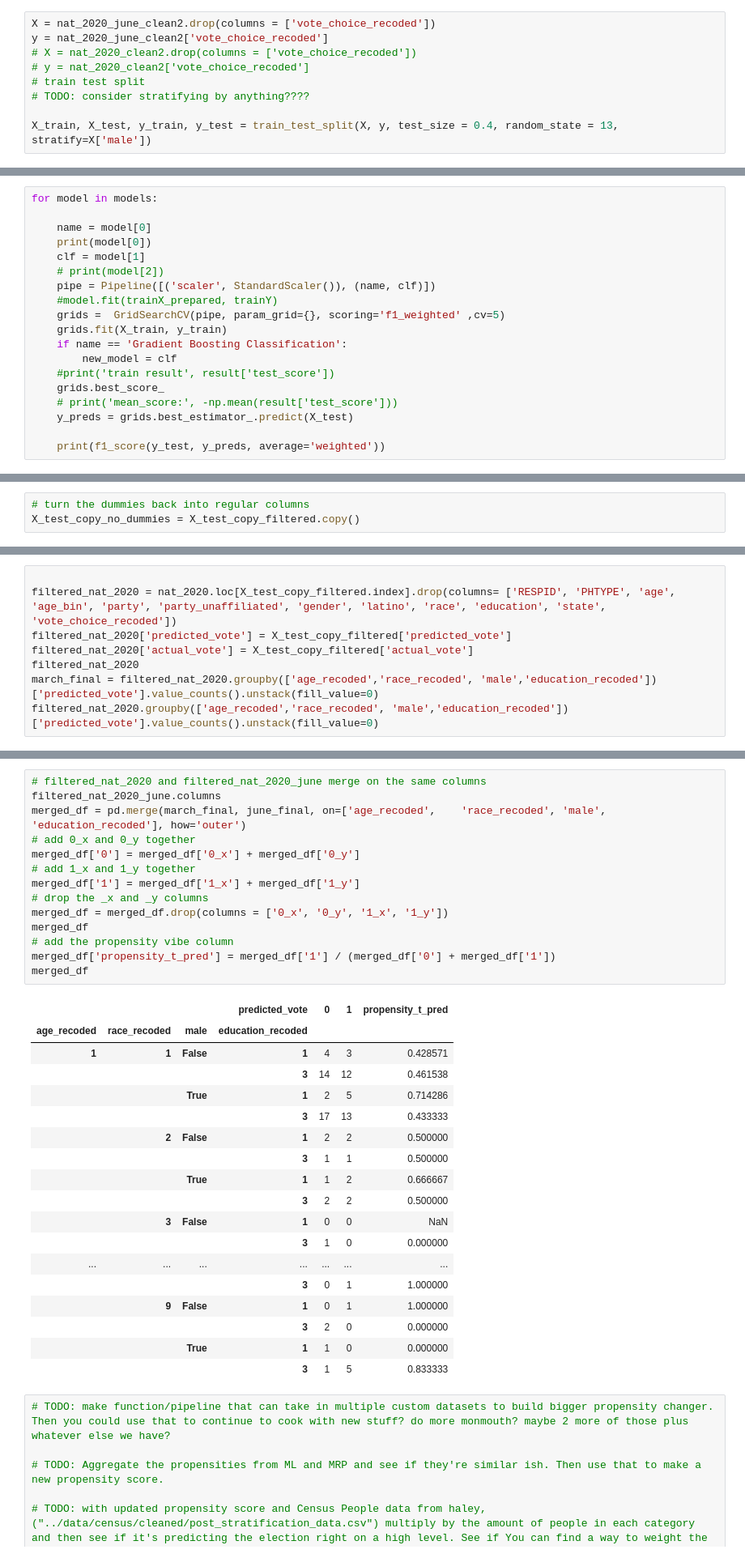
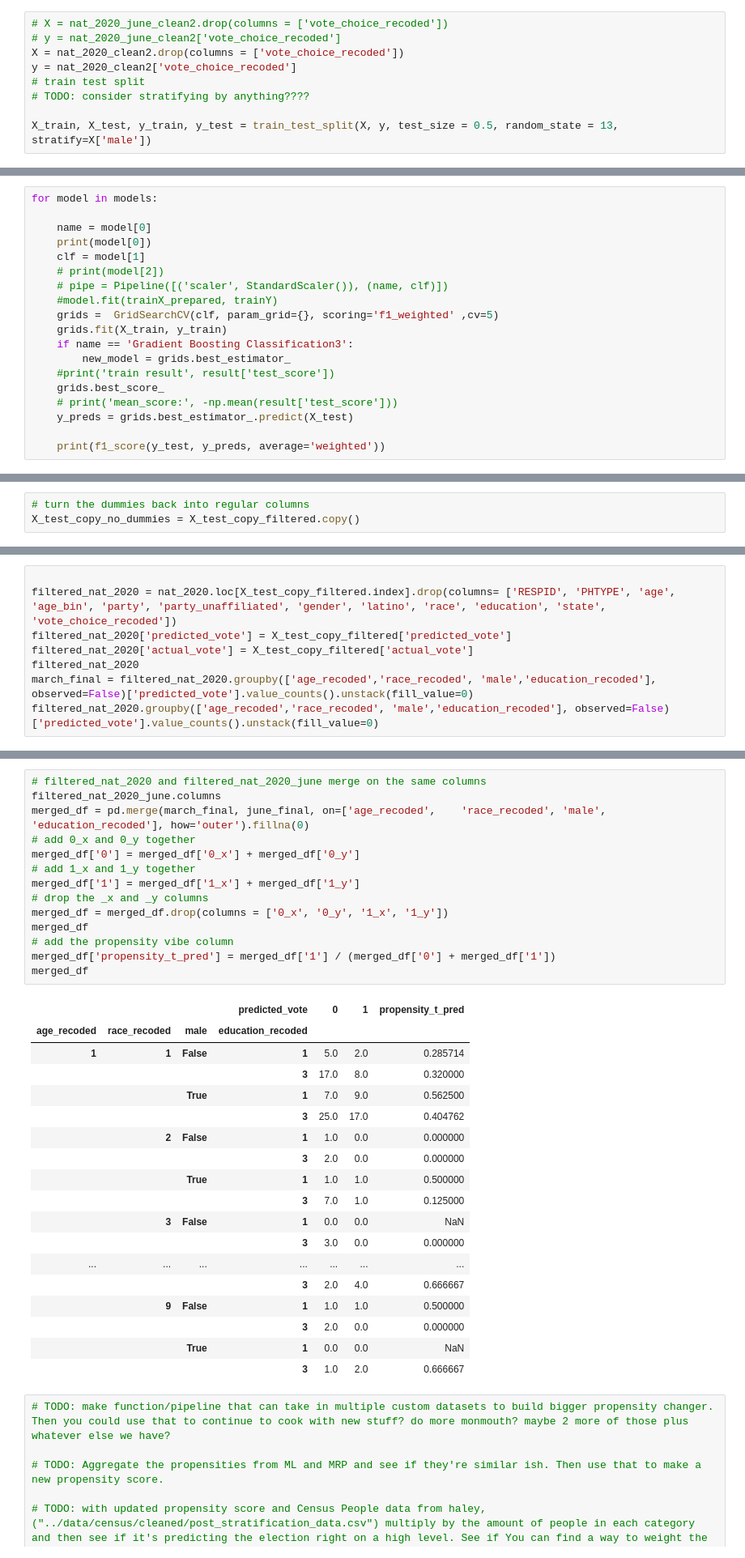
Before and after one commit to pmench/mrp-team, a Jupyter notebook: src/bella_ML.ipynb, the cells around one changed output, grey strips where cells are left out. Shown at 81% size. Drawn from its saved outputs; the diff is of its cells as text.

```diff
--- a/src/bella_ML.ipynb
+++ b/src/bella_ML.ipynb
@@ -830,14 +821,14 @@ nat_2020_june_clean2
 | 866 | False | True | False | True | True | 0 | False | ... |
 694 rows × 42 columns
 # %%
-X = nat_2020_june_clean2.drop(columns = ['vote_choice_recoded'])
-y = nat_2020_june_clean2['vote_choice_recoded']
-# X = nat_2020_clean2.drop(columns = ['vote_choice_recoded'])
-# y = nat_2020_clean2['vote_choice_recoded']
+# X = nat_2020_june_clean2.drop(columns = ['vote_choice_recoded'])
+# y = nat_2020_june_clean2['vote_choice_recoded']
+X = nat_2020_clean2.drop(columns = ['vote_choice_recoded'])
+y = nat_2020_clean2['vote_choice_recoded']
 # train test split
 # TODO: consider stratifying by anything????
 
-X_train, X_test, y_train, y_test = train_test_split(X, y, test_size = 0.4, random_state = 13, stratify=X['male'])
+X_train, X_test, y_train, y_test = train_test_split(X, y, test_size = 0.5, random_state = 13, stratify=X['male'])
 # %%
 y_test.value_counts()
 # %% [output]
@@ -929,12 +920,12 @@ for model in models:
     print(model[0])
     clf = model[1]
     # print(model[2])
-    pipe = Pipeline([('scaler', StandardScaler()), (name, clf)])
+    # pipe = Pipeline([('scaler', StandardScaler()), (name, clf)])
     #model.fit(trainX_prepared, trainY)
-    grids =  GridSearchCV(pipe, param_grid={}, scoring='f1_weighted' ,cv=5)
+    grids =  GridSearchCV(clf, param_grid={}, scoring='f1_weighted' ,cv=5)
     grids.fit(X_train, y_train)
-    if name == 'Gradient Boosting Classification':
-        new_model = clf
+    if name == 'Gradient Boosting Classification3':
+        new_model = grids.best_estimator_
     #print('train result', result['test_score'])
     grids.best_score_
     # print('mean_score:', -np.mean(result['test_score']))
@@ -1145,8 +1157,8 @@ filtered_nat_2020 = nat_2020.loc[X_test_copy_filtered.index].drop(columns= ['RES
 filtered_nat_2020['predicted_vote'] = X_test_copy_filtered['predicted_vote']
 filtered_nat_2020['actual_vote'] = X_test_copy_filtered['actual_vote']
 filtered_nat_2020
-march_final = filtered_nat_2020.groupby(['age_recoded','race_recoded', 'male','education_recoded'])['predicted_vote'].value_counts().unstack(fill_value=0)
-filtered_nat_2020.groupby(['age_recoded','race_recoded', 'male','education_recoded'])['predicted_vote'].value_counts().unstack(fill_value=0)
+march_final = filtered_nat_2020.groupby(['age_recoded','race_recoded', 'male','education_recoded'], observed=False)['predicted_vote'].value_counts().unstack(fill_value=0)
+filtered_nat_2020.groupby(['age_recoded','race_recoded', 'male','education_recoded'], observed=False)['predicted_vote'].value_counts().unstack(fill_value=0)
 # %% [output]
 |  |  |  | predicted_vote | 0 | 1 |
 | age_recoded | race_recoded | male | education_recoded |  |  |
@@ -1169,36 +1203,36 @@ filtered_nat_2020.groupby(['age_recoded','race_recoded', 'male','education_recod
 # %%
 # filtered_nat_2020 and filtered_nat_2020_june merge on the same columns
 filtered_nat_2020_june.columns
-merged_df = pd.merge(march_final, june_final, on=['age_recoded',	'race_recoded',	'male',	'education_recoded'], how='outer')
+merged_df = pd.merge(march_final, june_final, on=['age_recoded',	'race_recoded',	'male',	'education_recoded'], how='outer').fillna(0)
 # add 0_x and 0_y together
 merged_df['0'] = merged_df['0_x'] + merged_df['0_y']
 # add 1_x and 1_y together
 merged_df['1'] = merged_df['1_x'] + merged_df['1_y']
 # drop the _x and _y columns
 merged_df = merged_df.drop(columns = ['0_x', '0_y', '1_x', '1_y'])
 merged_df
 # add the propensity vibe column
 merged_df['propensity_t_pred'] = merged_df['1'] / (merged_df['0'] + merged_df['1'])
 merged_df
 # %% [output]
 |  |  |  | predicted_vote | 0 | 1 | propensity_t_pred |
 | age_recoded | race_recoded | male | education_recoded |  |  |  |
-| 1 | 1 | False | 1 | 4 | 3 | 0.428571 |
-|  |  |  | 3 | 14 | 12 | 0.461538 |
-|  |  | True | 1 | 2 | 5 | 0.714286 |
-|  |  |  | 3 | 17 | 13 | 0.433333 |
-|  | 2 | False | 1 | 2 | 2 | 0.500000 |
-|  |  |  | 3 | 1 | 1 | 0.500000 |
-|  |  | True | 1 | 1 | 2 | 0.666667 |
-|  |  |  | 3 | 2 | 2 | 0.500000 |
-|  | 3 | False | 1 | 0 | 0 | NaN |
-|  |  |  | 3 | 1 | 0 | 0.000000 |
+| 1 | 1 | False | 1 | 5.0 | 2.0 | 0.285714 |
+|  |  |  | 3 | 17.0 | 8.0 | 0.320000 |
+|  |  | True | 1 | 7.0 | 9.0 | 0.562500 |
+|  |  |  | 3 | 25.0 | 17.0 | 0.404762 |
+|  | 2 | False | 1 | 1.0 | 0.0 | 0.000000 |
+|  |  |  | 3 | 2.0 | 0.0 | 0.000000 |
+|  |  | True | 1 | 1.0 | 1.0 | 0.500000 |
+|  |  |  | 3 | 7.0 | 1.0 | 0.125000 |
+|  | 3 | False | 1 | 0.0 | 0.0 | NaN |
+|  |  |  | 3 | 3.0 | 0.0 | 0.000000 |
 | ... | ... | ... | ... | ... | ... | ... |
-|  |  |  | 3 | 0 | 1 | 1.000000 |
-|  | 9 | False | 1 | 0 | 1 | 1.000000 |
-|  |  |  | 3 | 2 | 0 | 0.000000 |
-|  |  | True | 1 | 1 | 0 | 0.000000 |
-|  |  |  | 3 | 1 | 5 | 0.833333 |
+|  |  |  | 3 | 2.0 | 4.0 | 0.666667 |
+|  | 9 | False | 1 | 1.0 | 1.0 | 0.500000 |
+|  |  |  | 3 | 2.0 | 0.0 | 0.000000 |
+|  |  | True | 1 | 0.0 | 0.0 | NaN |
+|  |  |  | 3 | 1.0 | 2.0 | 0.666667 |
 # %%
 # TODO: make function/pipeline that can take in multiple custom datasets to build bigger propensity changer. Then you could use that to continue to cook with new stuff? do more monmouth? maybe 2 more of those plus whatever else we have?
 
```
Also changed, not shown: parts of 34 cells of this notebook, 1 other file.
